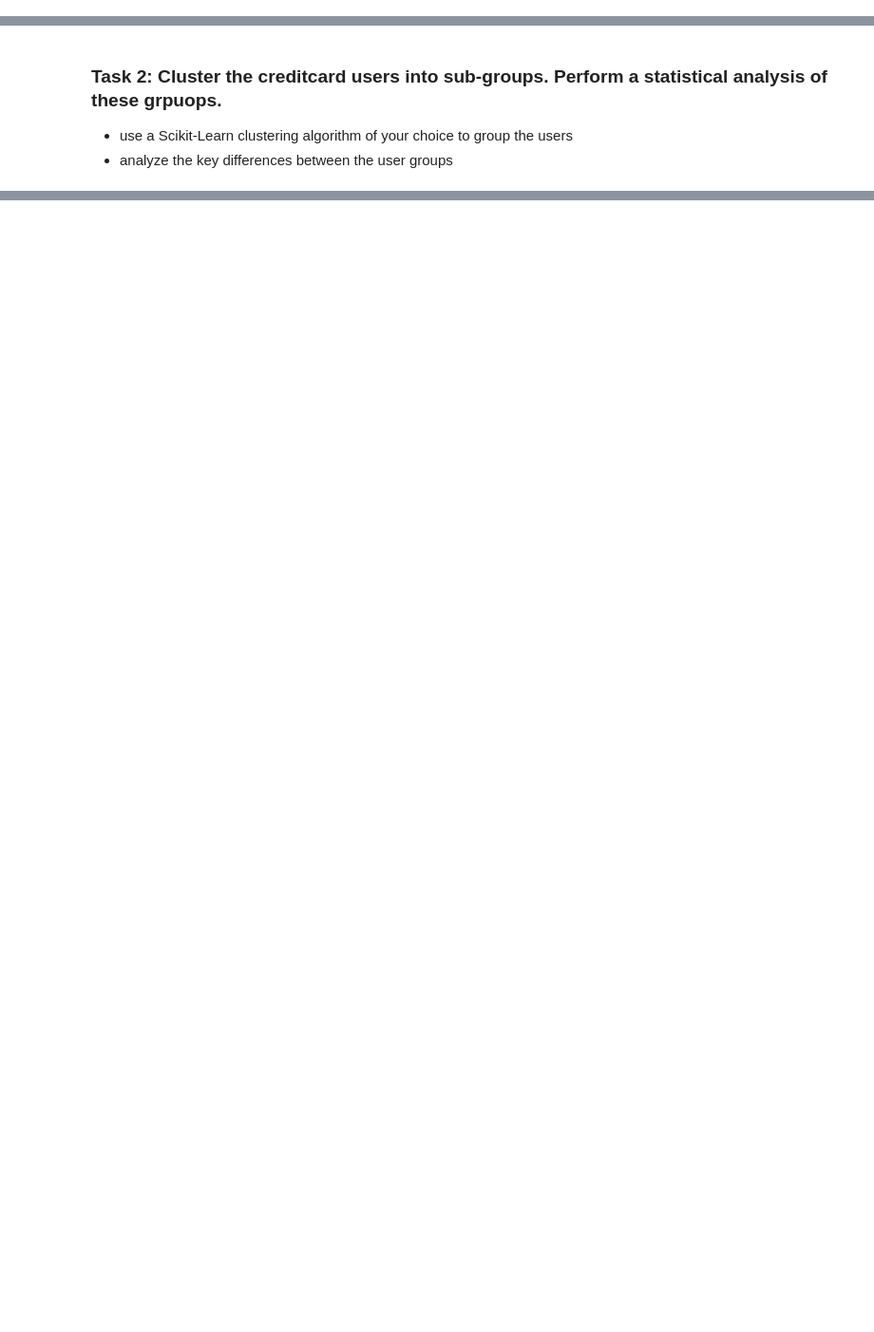
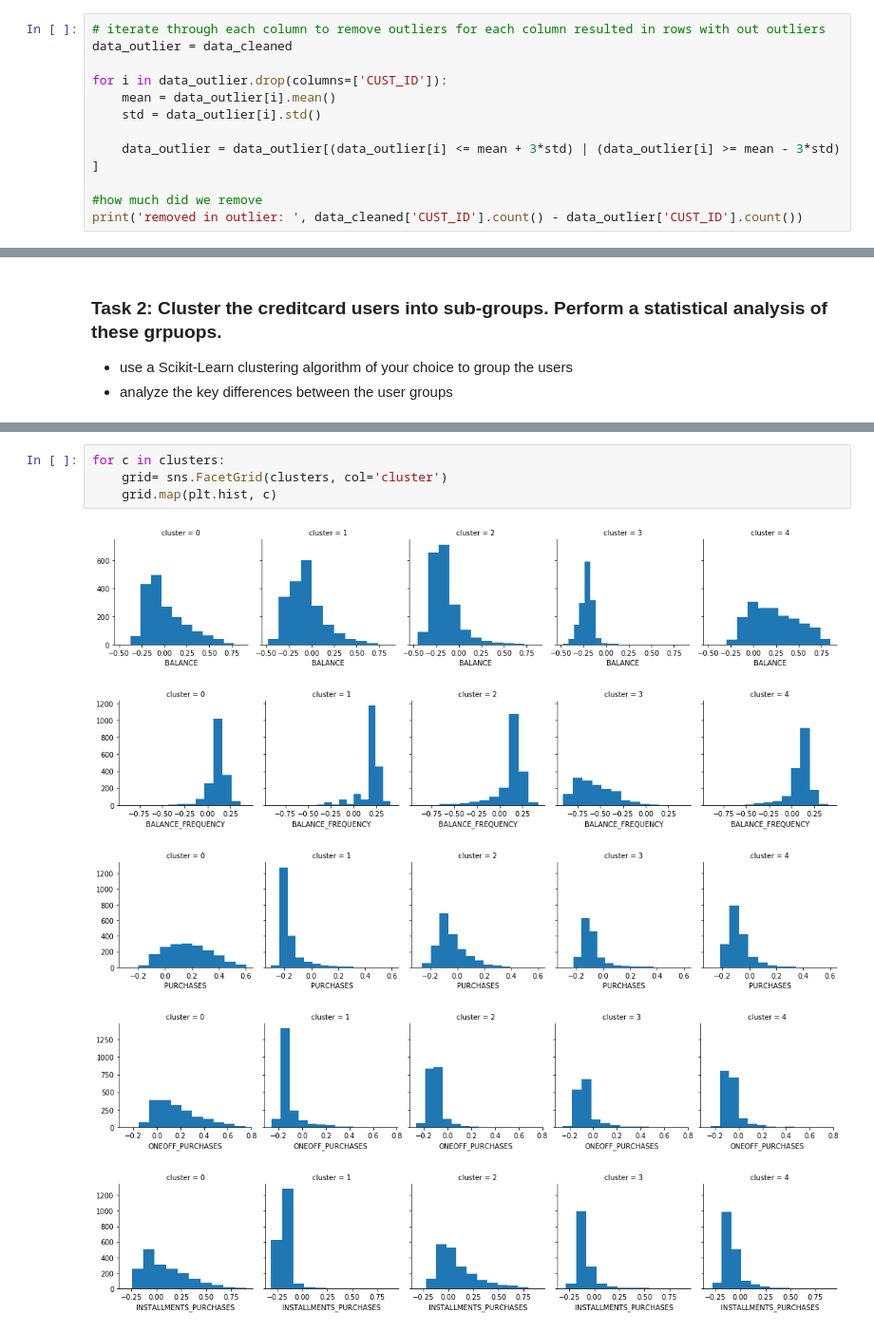
Before and after one commit to developeraakash/DataMining2020, a Jupyter notebook: week4/Assignment_2.ipynb, the cells around one changed output, grey strips where cells are left out. Shown: that part at 95% size. Saved outputs shown, nothing was run; the diff lists cells and outputs as text; blank space fills up the shorter version.

```diff
--- a/week4/Assignment_2.ipynb
+++ b/week4/Assignment_2.ipynb
@@ -20,0 +82,12 @@ data.head()
+# %%
+# iterate through each column to remove outliers for each column resulted in rows with out outliers
+data_outlier = data_cleaned
+
+for i in data_outlier.drop(columns=['CUST_ID']):
+    mean = data_outlier[i].mean()
+    std = data_outlier[i].std()
+
+    data_outlier = data_outlier[(data_outlier[i] <= mean + 3*std) | (data_outlier[i] >= mean - 3*std) ]
+
+#how much did we remove
+print('removed in outlier: ', data_cleaned['CUST_ID'].count() - data_outlier['CUST_ID'].count())
@@ -24,0 +194,10 @@ data.head()
+# %%
+for c in clusters:
+    grid= sns.FacetGrid(clusters, col='cluster')
+    grid.map(plt.hist, c)
+# %% [output]
+[figure, added]
+[figure, added]
+[figure, added]
+[figure, added]
+[figure, added]
```
Also changed, not shown: parts of 21 cells of this notebook.
